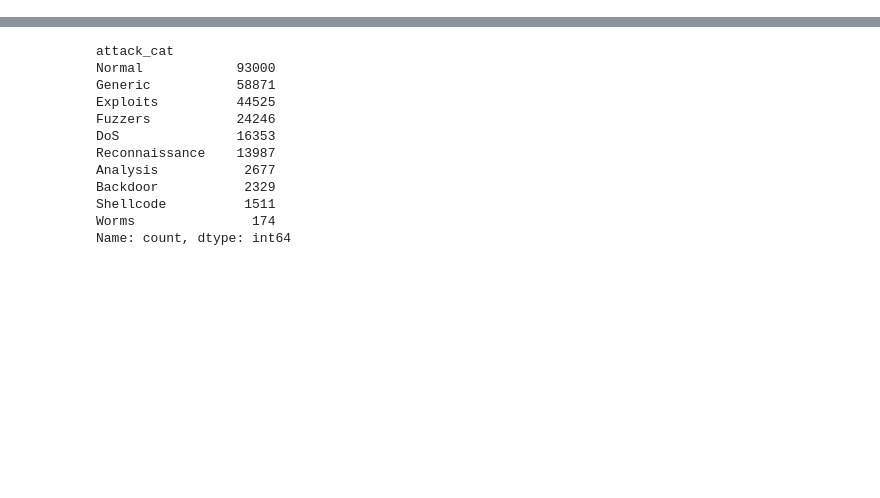
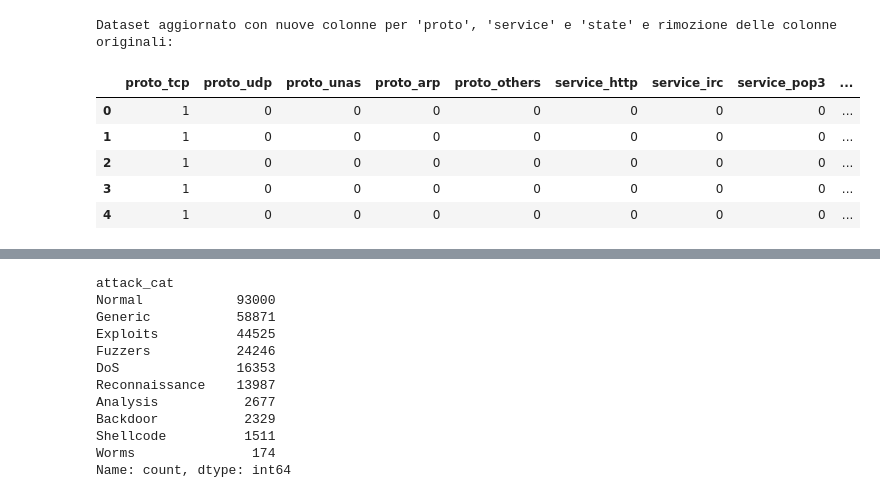
Before and after one commit to micheleguidaa/som-for-ids2, a Jupyter notebook: Exploring UNSW-NB15/Exploring_UNSW-NB15_Dataset.ipynb, the cells around one changed output, grey strips where cells are left out. Drawn from its saved outputs; the diff is of its cells as text; code cells hidden in the pictures; blank space fills up the shorter version.

Commit message:
esplorazione  e processing UNSW-NB15

```diff
--- a/Exploring UNSW-NB15/Exploring_UNSW-NB15_Dataset.ipynb
+++ b/Exploring UNSW-NB15/Exploring_UNSW-NB15_Dataset.ipynb
@@ -36,3 +14,64 @@ df.head()
+# %%
+
+# Funzione per caricare i dati
+def load_data(path):
+    df_training = pd.read_csv(path + "/UNSW_NB15_training-set.csv")
+    df_testing = pd.read_csv(path + "/UNSW_NB15_testing-set.csv")
+    return pd.concat([df_training, df_testing], ignore_index=True)
+# %%
+# Funzione per creare colonne binarie da una colonna categoriale
+def create_binary_columns(df, column, values):
+    for value in values:
+        df[f'{column}_{value}'] = df[column].apply(lambda x: 1 if x == value else 0)
+    df[f'{column}_others'] = df[column].apply(lambda x: 1 if x not in values else 0)
+    return df
+# %%
+# Funzione per rimuovere colonne
+def drop_columns(df, columns):
+    return df.drop(columns=columns)
+# %%
+# Definiamo il percorso dei dati
+DATA_PATH = "/users/mik2002/UNSW-NB15-dataset/CSV_Files/Training and Testing Sets"
+
+# Carichiamo i file CSV
+df = load_data(DATA_PATH)
+
+# Creare colonne binarie per 'proto', 'service' e 'state'
+proto_values = ['tcp', 'udp', 'unas', 'arp']
+service_values = ['http', 'irc', 'pop3', 'radius', 'smtp', 'snmp', 'ssh', 'ssl']
+state_values = ['ACC', 'CLO', 'CON', 'ECO', 'FIN', 'INT', 'PAR', 'REQ', 'RST', 'URN', '-']
+
+df = create_binary_columns(df, 'proto', proto_values)
+df = create_binary_columns(df, 'service', service_values)
+df = create_binary_columns(df, 'state', state_values)
+
+# Rimuovere le colonne originali 'proto', 'service', 'state'
+df = drop_columns(df, ['proto', 'service', 'state'])
+
+# Rimuovere le colonne che potrebbero aiutare il modello
+columns_to_drop = ['id', 'dur', 'spkts', 'dpkts', 'sbytes', 'dbytes', 'rate', 'sttl', 'dttl', 'sload', 'dload',
+                   'sloss', 'dloss', 'sinpkt', 'dinpkt', 'sjit', 'djit', 'swin', 'stcpb', 'dtcpb', 'dwin',
+                   'tcprtt', 'synack', 'ackdat', 'smean', 'dmean', 'trans_depth', 'response_body_len', 'ct_srv_src',
+                   'ct_state_ttl', 'ct_dst_ltm', 'ct_src_dport_ltm', 'ct_dst_sport_ltm', 'ct_dst_src_ltm',
+                   'is_ftp_login', 'ct_ftp_cmd', 'ct_flw_http_mthd', 'ct_src_ltm', 'ct_srv_dst', 'is_sm_ips_ports']
+
+df = drop_columns(df, columns_to_drop)
+
+# Spostare le colonne 'attack_cat' e 'label' alla fine
+cols = [col for col in df.columns if col not in ['attack_cat', 'label']]
+df = df[cols + ['attack_cat', 'label']]
+
+# Visualizzare le prime righe del dataset aggiornato
+print("Dataset aggiornato con nuove colonne per 'proto', 'service' e 'state' e rimozione delle colonne originali:")
+display(df.head())
+# %% [output]
+Dataset aggiornato con nuove colonne per 'proto', 'service' e 'state' e rimozione delle colonne originali:
+|  | proto_tcp | proto_udp | proto_unas | proto_arp | proto_others | service_http | service_irc | service_pop3 | ... |
+| 0 | 1 | 0 | 0 | 0 | 0 | 0 | 0 | 0 | ... |
+| 1 | 1 | 0 | 0 | 0 | 0 | 0 | 0 | 0 | ... |
+| 2 | 1 | 0 | 0 | 0 | 0 | 0 | 0 | 0 | ... |
+| 3 | 1 | 0 | 0 | 0 | 0 | 0 | 0 | 0 | ... |
+| 4 | 1 | 0 | 0 | 0 | 0 | 0 | 0 | 0 | ... |
 # %%
 # Informazioni di base sul dataset
 df.info()
```
Also changed, not shown: parts of 9 cells of this notebook, 2 other files.
